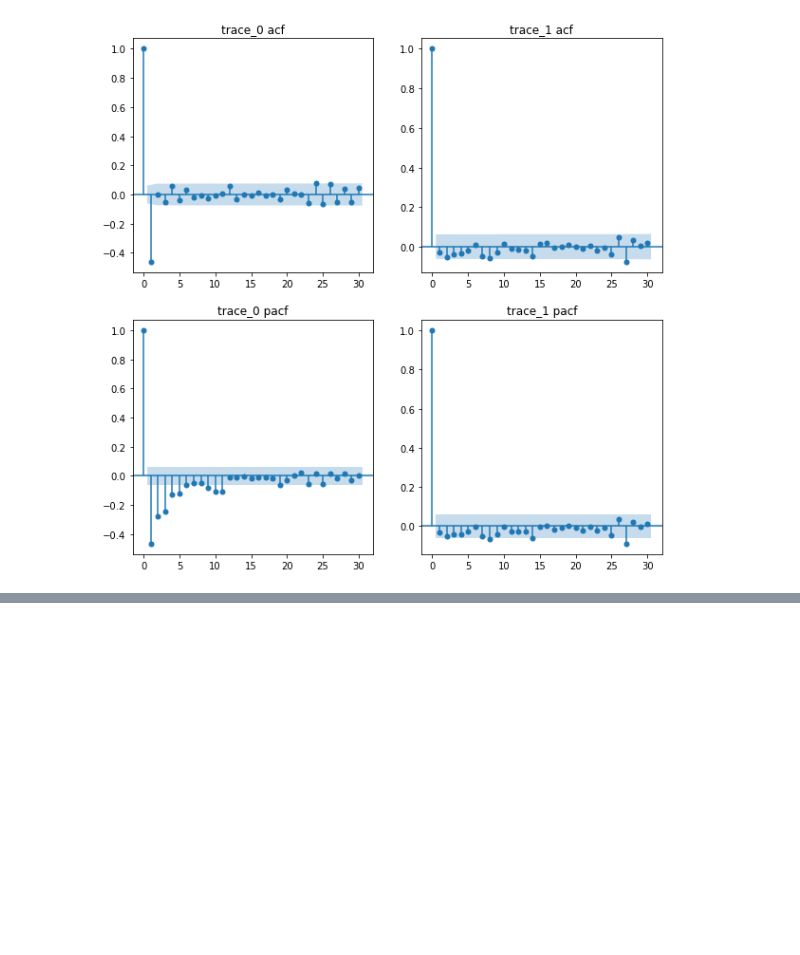
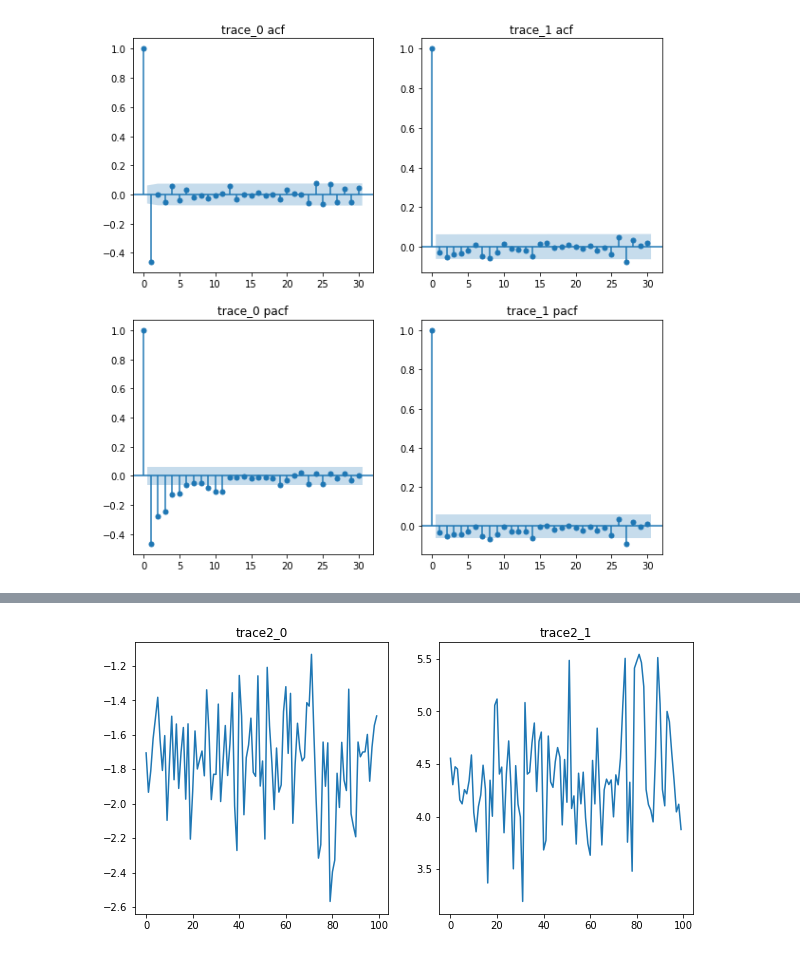
Before and after one commit to vb690/modules_comp_neuro_2021, a Jupyter notebook: advanced_quantitative_methods/units/9_time_series_analysis/unit_9_lab_assignement.ipynb, the cells around one changed output, grey strips where cells are left out. Cells and saved outputs as stored; diff of their text form; code cells hidden in the pictures; blank space fills up the shorter version.

```diff
--- a/advanced_quantitative_methods/units/9_time_series_analysis/unit_9_lab_assignement.ipynb
+++ b/advanced_quantitative_methods/units/9_time_series_analysis/unit_9_lab_assignement.ipynb
@@ -193,0 +219,5 @@ compute_acf_pacf(differenced_traces)
+# %%
+thinned_traces2 = thinning(traces2)
+show_ts(thinned_traces2)
+# %% [output]
+[figure, added]
```
Also changed, not shown: parts of 6 cells of this notebook.
